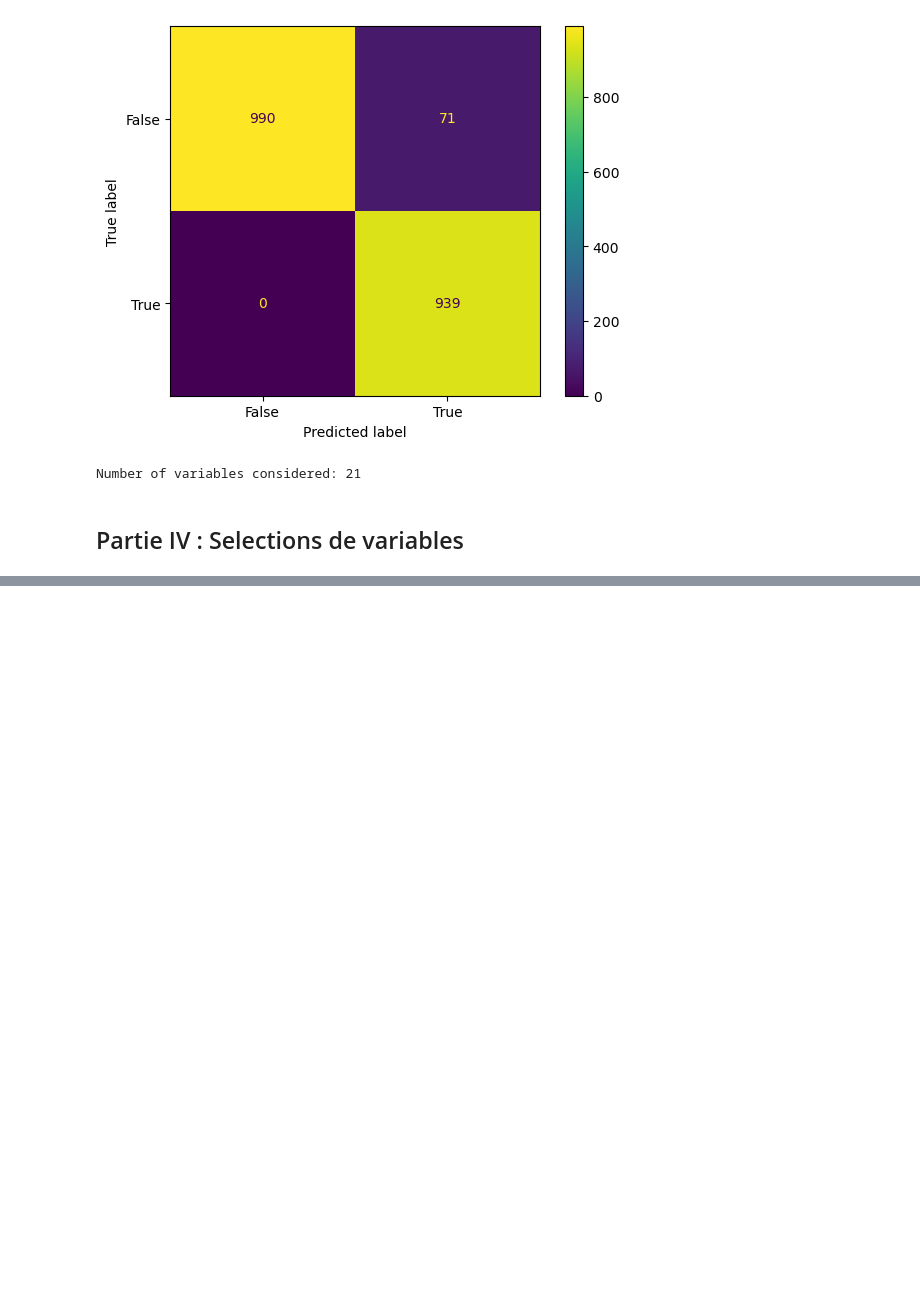
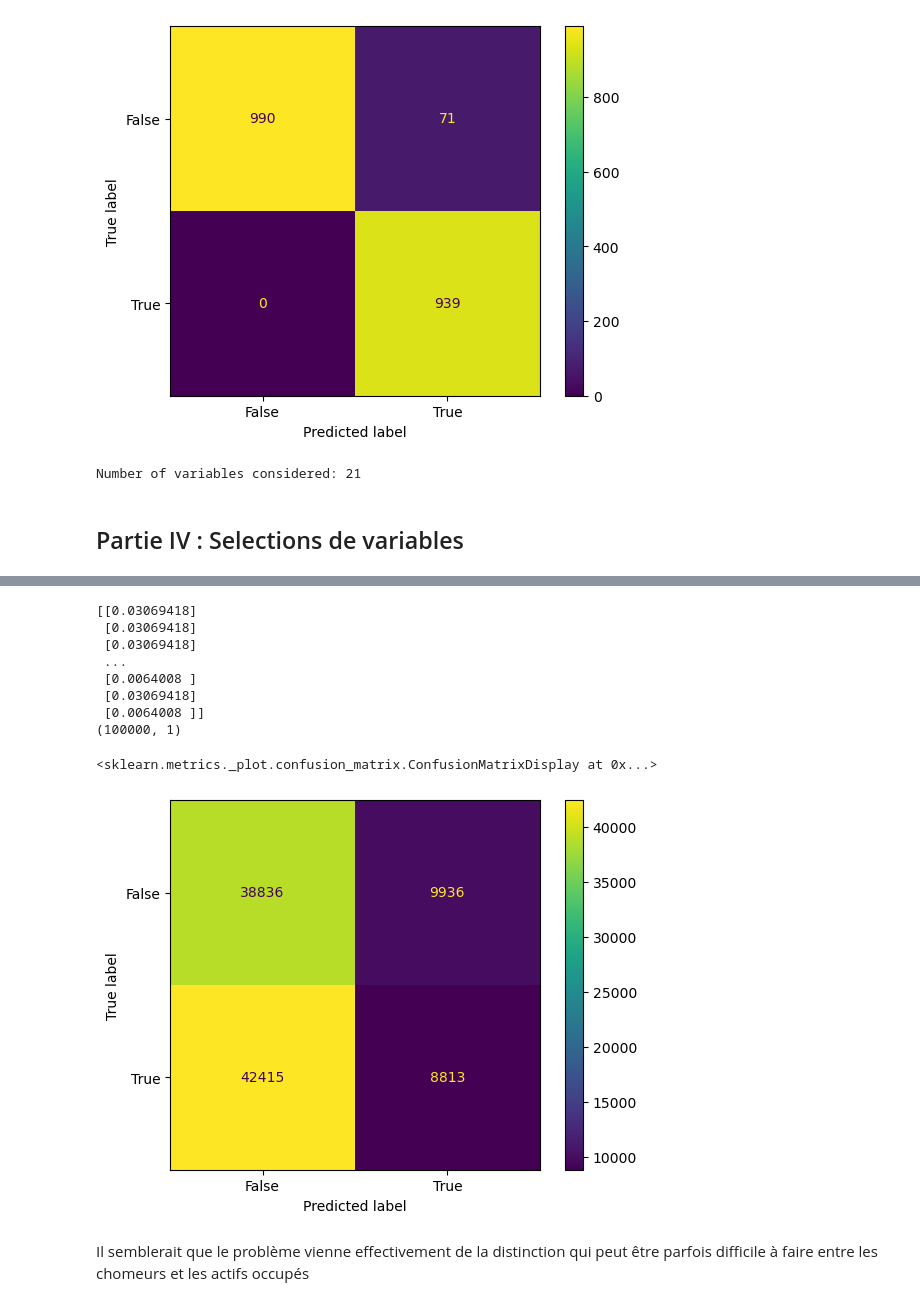
Before and after one commit to Alexis-Barrau/python_ensae, a Jupyter notebook: Scripts/Script first analysis.ipynb, the cells around one changed output, grey strips where cells are left out. Saved outputs shown, nothing was run; the diff lists cells and outputs as text; code cells hidden in the pictures; blank space fills up the shorter version.

Commit message:
Compréhension des problèmes de prediction

```diff
--- a/Scripts/Script first analysis.ipynb
+++ b/Scripts/Script first analysis.ipynb
@@ -75,6 +75,8 @@ EEC_2020 = pd.get_dummies(EEC_2020, columns=["AGE3" ,  "AGE5"  , "CATAU2010R" ,
 EEC_2019['EMPLOI'] = EEC_2019['ACTEU'].apply(lambda x: x == 1)
 EEC_2020['EMPLOI'] = EEC_2020['ACTEU'].apply(lambda x: x == 1)
 
+EEC_2019['ACTIF'] = EEC_2019['ACTEU'].apply(lambda x: (x == 1) or (x == 2))
+EEC_2020['ACTIF'] = EEC_2020['ACTEU'].apply(lambda x: (x == 1) or (x == 2))
 
 EEC_2019['FEMME'] = EEC_2019['SEXE'].apply(lambda x: x == 2)
 EEC_2020['FEMME'] = EEC_2020['SEXE'].apply(lambda x: x == 2)
@@ -131,7 +133,7 @@ Name: FEMME, dtype: object
 # On transforme nos dataframes en array car sklearn est bien adapté pour travailler sur ce type de données
 
 # Array contentant l'ensemble des variables explicatives (on exclut donc CHOMAGE/ANNEE/TRIM)
-X = np.array(EEC_2019_subsample.drop(columns=["EMPLOI","ANNEE", "TRIM"]))
+X = np.array(EEC_2019_subsample.drop(columns=["ACTIF","EMPLOI","ANNEE", "TRIM"]))
 print(X.shape)
 
 # Array contentant la variable expliquée
@@ -486,0 +498,10 @@ Number of variables considered: 3
+# %%
+X_bis = np.array(EEC_2019_subsample.drop(columns=["ACTIF","EMPLOI","ANNEE", "TRIM"]))
+print(X_bis.shape)
+
+# Array contentant la variable expliquée
+y_bis = np.array(EEC_2019_subsample["ACTIF"])
+print(y_bis.shape)
+
+print(X_bis[:10])
+print(y_bis[:10])
@@ -486,0 +519,30 @@ Number of variables considered: 3
+# %%
+linear_pred_4 = clf.intercept_ + np.dot(X_bis[:, variables_indices], clf.coef_[:, variables_indices].T)
+y_pred_4 = 1 / (1 + np.exp(-linear_pred_4))
+
+print(y_pred_4)
+
+threshold = 0.5
+y_pred_4_binary = (y_pred_4 > threshold).astype(int)
+print(y_pred_4_binary.shape)
+
+
+cm= confusion_matrix(y_bis,y_pred_4_binary)
+disp = ConfusionMatrixDisplay(
+            confusion_matrix=cm,
+            display_labels=clf.classes_
+       )
+disp.plot()
+
+#Meme prédicteur ne fonctionne pas bien pour prédire actif/pas actif
+# %% [output]
+[[0.03069418]
+ [0.03069418]
+ [0.03069418]
+ ...
+ [0.0064008 ]
+ [0.03069418]
+ [0.0064008 ]]
+(100000, 1)
+<sklearn.metrics._plot.confusion_matrix.ConfusionMatrixDisplay at 0x...>
+[figure, added]
@@ -486,0 +608,2 @@ Number of variables considered: 3
+# %% [markdown]
+Il semblerait que le problème vienne effectivement de la distinction qui peut être parfois difficile à faire entre les chomeurs et les actifs occupés
```
Also changed, not shown: parts of 13 cells of this notebook.
